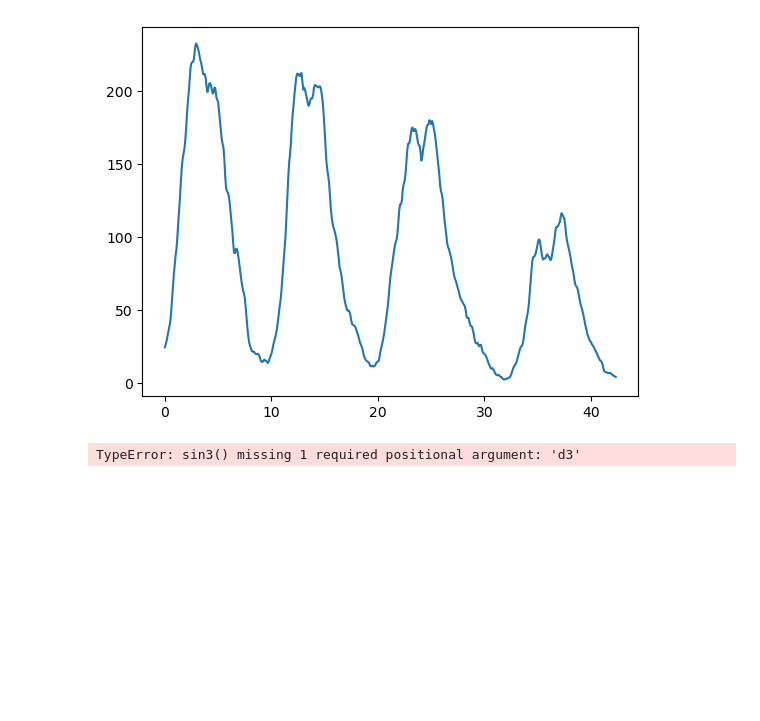
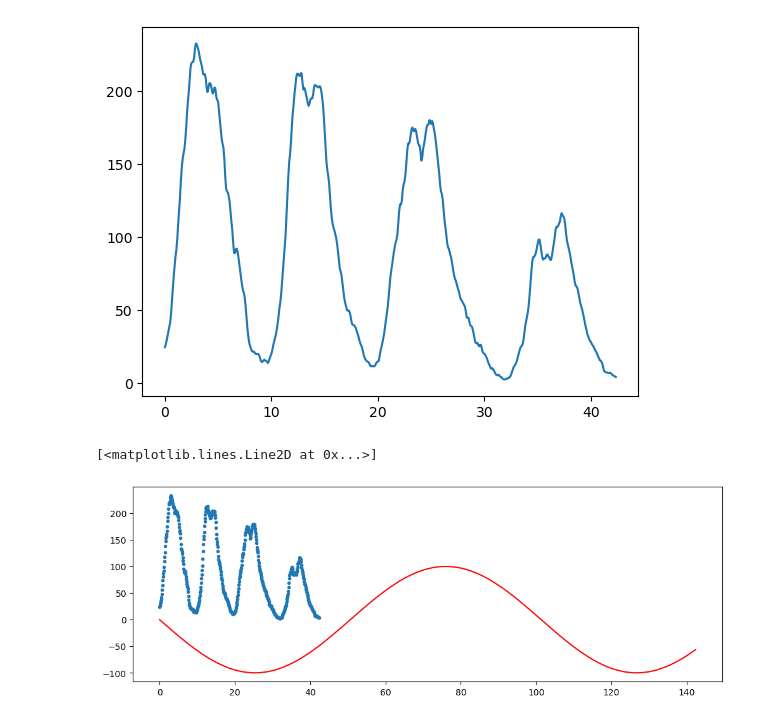
Before and after one commit to Focus9752/Solpletter_projekt, a Jupyter notebook: ok/Solpletanalyse.ipynb, the cells around one changed output. Drawn from its saved outputs; the diff is of its cells as text; code cells hidden in the pictures; blank space fills up the shorter version.

```diff
--- a/ok/Solpletanalyse.ipynb
+++ b/ok/Solpletanalyse.ipynb
@@ -236,7 +236,7 @@ print(np.max(Cykler[24][1]))
 # %%
 loc = r"C:\Users\chris\OneDrive\Uni\Data og projekt\Solpletter_projekt\Magnus carlsen\data\WSO_smoothed.csv"
 
-column_names = ['Date', 'Magnetic_field']
+column_names = ['Date', 'Magnetic_field' , 'Usikkerhed']
 wso_smoothed_data = pd.read_csv(loc, names=column_names, delimiter=',', skiprows=1)
 Dato_m = wso_smoothed_data['Date'].values.astype(float)
 Mag = wso_smoothed_data['Magnetic_field'].values.astype(float)
@@ -426,31 +426,25 @@ plt.plot(dato_ss , Month)
 # %% [output]
 [<matplotlib.lines.Line2D at 0x...>]
 [figure]
-# %%
-#1
-def sin1(x,a1,c1,d1,a2,b2,c2,d2):
-    return a1 * np.sin( x * -0.066 + c1 ) + d1 + a2 * np.sin( x * b2 + c2 ) + d2
-Var1 , Cov1 = curve_fit(sin1 , dato_ss , Month , p0=[100,1,1,1,1/11,1,1] , maxfev=16000)
-
-#3
-def sin3(x,a1,c1,d1,a2,b2,c2,d2,a3,b3,c3,d3):
-    return a1 * np.sin( x * -0.066 + c1 ) + d1 + a2 * np.sin( x * b2 + c2 ) + d2 + a3 * np.sin( x * b3 + c3 ) + d3
-Var1 , Cov1 = curve_fit(sin3 , dato_ss , Month , p0=[100,1,1,1,1/11,1,1,1/9,1,1] , maxfev=16000)
-
-
-
-
-x=np.linspace(dato_ss[0] , dato_ss[-1] +10, 10000)
-y=sin3(x,*Var3)
-
-
-
-plt.figure(figsize=(12,4))
-
-plt.plot(dato_ss , Month , '.')
-plt.plot(x,y , color='red')
-# %% [output]
-TypeError: sin3() missing 1 required positional argument: 'd3'
+# %%
+#1
+def sin1(x):
+    return 100 * np.sin( x * -0.062 + 0 )
+
+
+
+x=np.linspace(dato_ss[0] , dato_ss[-1] +100, 10000)
+y=sin1(x)
+
+
+
+plt.figure(figsize=(12,4))
+
+plt.plot(dato_ss , Month , '.')
+plt.plot(x,y , color='red')
+# %% [output]
+[<matplotlib.lines.Line2D at 0x...>]
+[figure, added]
 # %%
 # for n in range( len(Cykler) ):
 #     Maximum.append( [Cykler[n][0][ np.where(Cykler[n][1] == np.max(Cykler[n][1]))[0][0] ] ,
```
Also changed, not shown: 1 other file.
